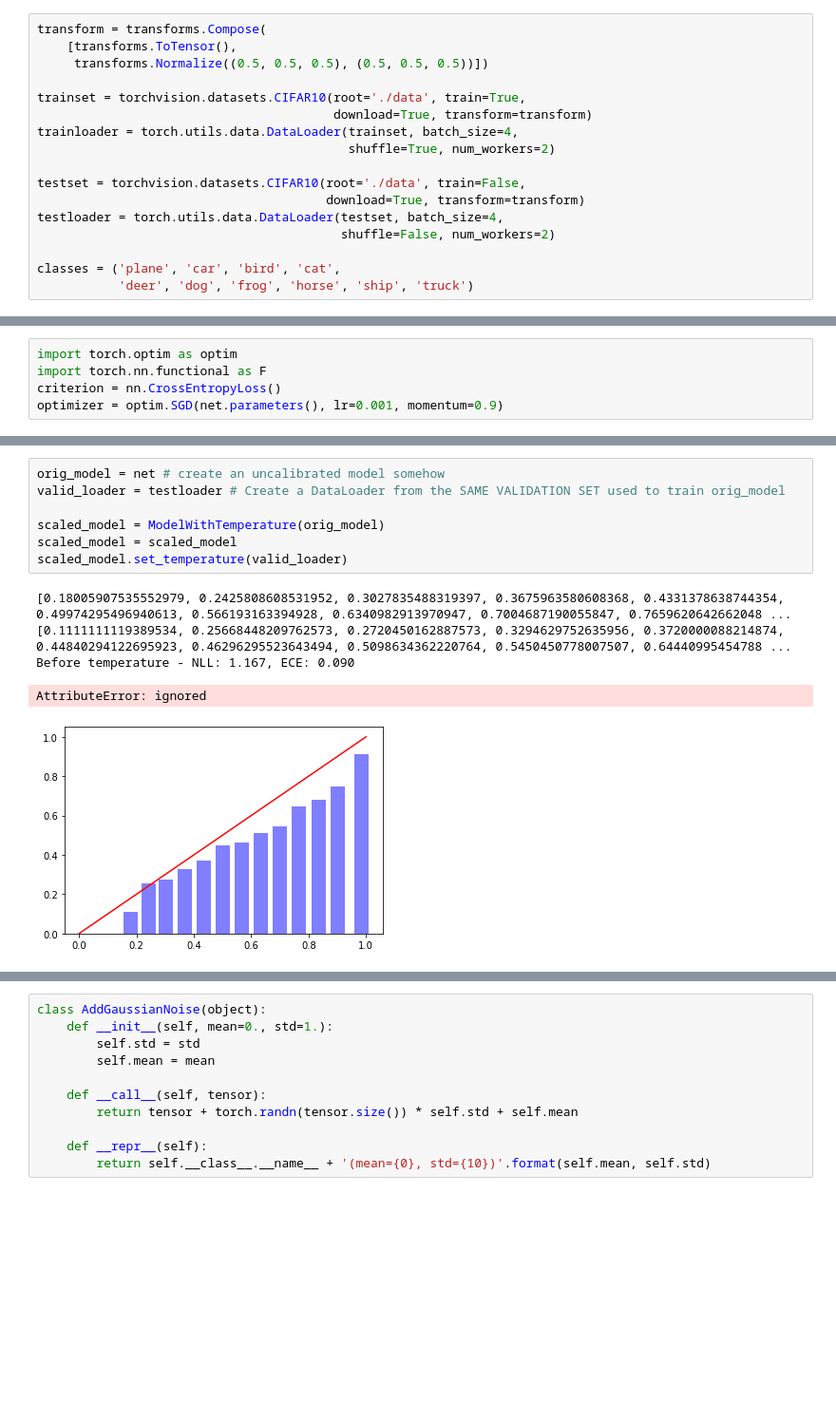
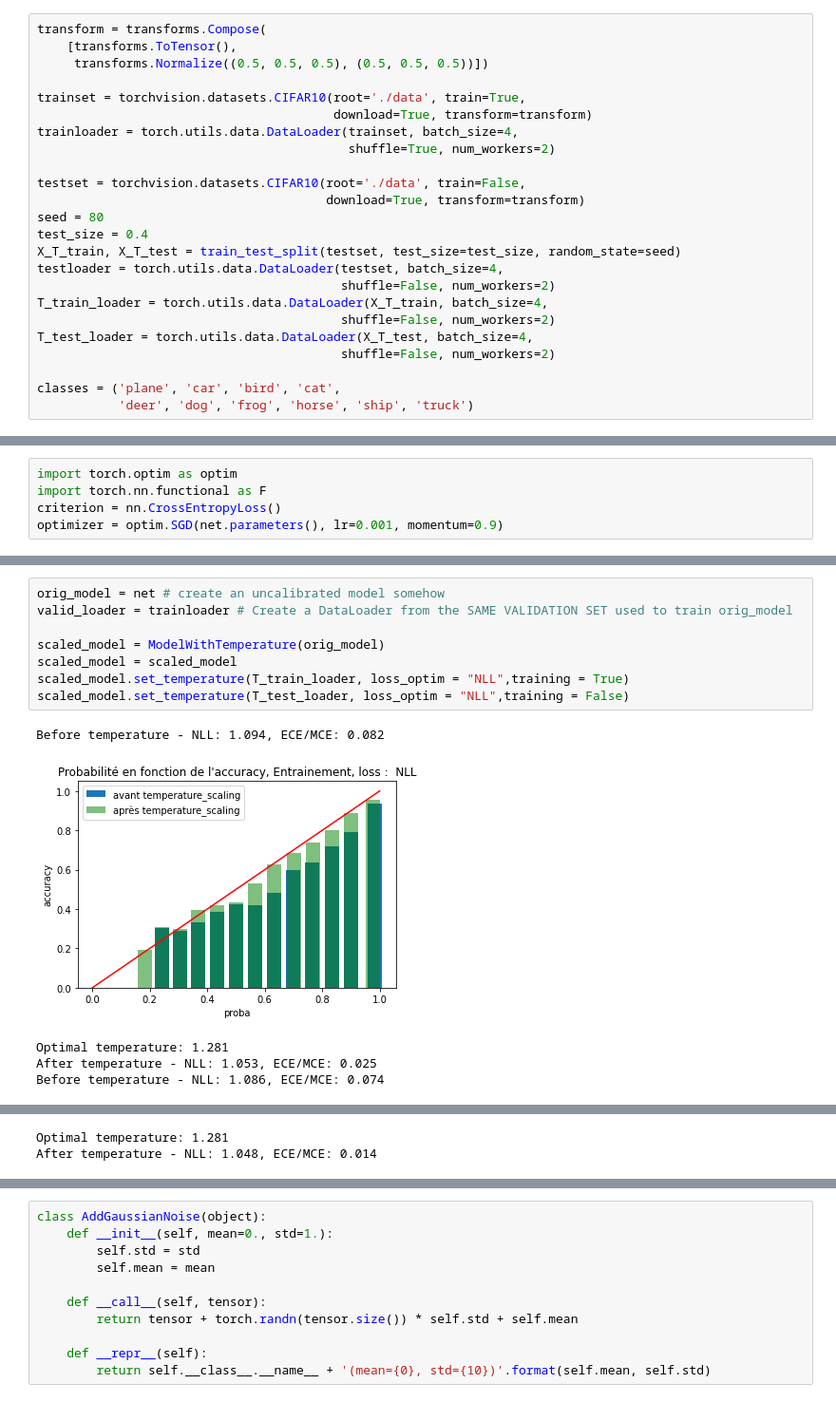
Before and after one commit to hugoartigas/Project-calibration-temperature_scaling, a Jupyter notebook: NetworkCifar.ipynb, the cells around one changed output, grey strips where cells are left out. Shown: that part at 95% size. Cells and saved outputs as stored; diff of their text form; blank space fills up the shorter version.

```diff
--- a/NetworkCifar.ipynb
+++ b/NetworkCifar.ipynb
@@ -14,7 +15,14 @@ trainloader = torch.utils.data.DataLoader(trainset, batch_size=4,
 
 testset = torchvision.datasets.CIFAR10(root='./data', train=False,
                                        download=True, transform=transform)
+seed = 80
+test_size = 0.4
+X_T_train, X_T_test = train_test_split(testset, test_size=test_size, random_state=seed)
 testloader = torch.utils.data.DataLoader(testset, batch_size=4,
+                                         shuffle=False, num_workers=2)
+T_train_loader = torch.utils.data.DataLoader(X_T_train, batch_size=4,
+                                         shuffle=False, num_workers=2)
+T_test_loader = torch.utils.data.DataLoader(X_T_test, batch_size=4,
                                          shuffle=False, num_workers=2)
 
 classes = ('plane', 'car', 'bird', 'cat',
@@ -278,13 +342,14 @@ class _ECELoss(nn.Module):
 # %%
 orig_model = net # create an uncalibrated model somehow
-valid_loader = testloader # Create a DataLoader from the SAME VALIDATION SET used to train orig_model
+valid_loader = trainloader # Create a DataLoader from the SAME VALIDATION SET used to train orig_model
 
 scaled_model = ModelWithTemperature(orig_model)
 scaled_model = scaled_model
-scaled_model.set_temperature(valid_loader)
+scaled_model.set_temperature(T_train_loader, loss_optim = "NLL",training = True)
+scaled_model.set_temperature(T_test_loader, loss_optim = "NLL",training = False)
 # %% [output]
-[0.18005907535552979, 0.2425808608531952, 0.3027835488319397, 0.3675963580608368, 0.4331378638744354, 0.49974295496940613, 0.566193163394928, 0.6340982913970947, 0.7004687190055847, 0.7659620642662048 ...
-[0.1111111119389534, 0.25668448209762573, 0.2720450162887573, 0.3294629752635956, 0.3720000088214874, 0.44840294122695923, 0.46296295523643494, 0.5098634362220764, 0.5450450778007507, 0.64440995454788 ...
-Before temperature - NLL: 1.167, ECE: 0.090
+Before temperature - NLL: 1.094, ECE/MCE: 0.082
+[figure, new version]
-AttributeError: ignored
+Optimal temperature: 1.281
+After temperature - NLL: 1.053, ECE/MCE: 0.025
+Before temperature - NLL: 1.086, ECE/MCE: 0.074
-[figure, old version]
@@ -290,0 +357,2 @@ AttributeError: ignored
+Optimal temperature: 1.281
+After temperature - NLL: 1.048, ECE/MCE: 0.014
```
Also changed, not shown: parts of 7 cells of this notebook, 4 other files.
